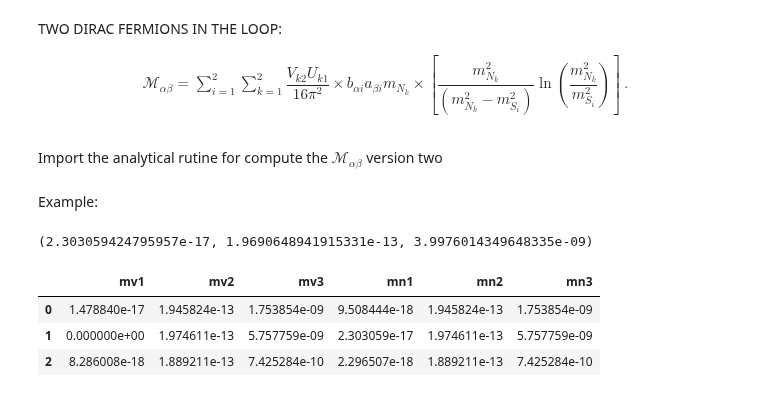
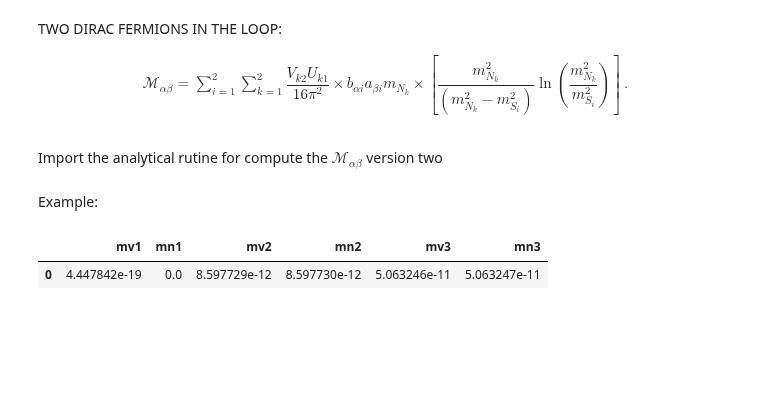
Before and after one commit to anferivera/SDdiracDM, a Jupyter notebook: run_model_inversion.ipynb, the cells around one changed output. Cells and saved outputs as stored; diff of their text form; code cells hidden in the pictures; blank space fills up the shorter version.

```diff
--- a/run_model_inversion.ipynb
+++ b/run_model_inversion.ipynb
@@ -237,19 +106,0 @@ vevSM
-# %%
-#Free
-a11 = np.exp(np.random.uniform(np.log(1.*10**(-4)),np.log(10**(0))))
-a12 = np.exp(np.random.uniform(np.log(1.*10**(-4)),np.log(10**(0))))
-b11 = np.exp(np.random.uniform(np.log(1.*10**(-4)),np.log(10**(0))))
-b12 = np.exp(np.random.uniform(np.log(1.*10**(-4)),np.log(10**(0))))
-
-#Analitic computed by hand
-a21 = U12*mnu2/(L1*b11)
-a22 = U12*mnu2/(L2*b12)
-
-a31 = U13*mnu3/(L1*b11)
-a32 = U13*mnu3/(L2*b12)
-
-b21 = -b11/(1.+U32/U22)
-b22 = -b12/(1.+U32/U22)
-
-b31 = -b11/(1.+U22/U32)
-b32 = -b12/(1.+U22/U32)
@@ -445,24 +300,17 @@ Import the analytical rutine for compute the $\mathcal{M}_{\alpha\beta}$ version
 import neutrino_analytic2
 # %% [markdown]
 Example:
-# %%
-neutrino_analytic2.MATRIXDIAG(YRB11,YRB12,YRB13,YRB21,YRB22,YRB23,YRA11,YRA12,YRA13,YRA21,YRA22,YRA23,\
-                             mS1,mS2,MDF,vS,YRC,YRD,vevSM)
-# %% [output]
-(2.303059424795957e-17, 1.9690648941915331e-13, 3.9976014349648335e-09)
 # %%
 #Add to the DataFrame
-xd['mn1'] = neutrino_analytic2.MatrixDiag_new(xd.YRB11,xd.YRB12,xd.YRB13,xd.YRB21,xd.YRB22,xd.YRB23,xd.YRA11,xd.YRA12,\
-                  xd.YRA13,xd.YRA21,xd.YRA22,xd.YRA23,xd.mS1,xd.mS2,xd.MDF,xd.vS,xd.YRC,xd.YRD,xd.vevSM)[0]
-xd['mn2'] = neutrino_analytic2.MatrixDiag_new(xd.YRB11,xd.YRB12,xd.YRB13,xd.YRB21,xd.YRB22,xd.YRB23,xd.YRA11,xd.YRA12,\
-                  xd.YRA13,xd.YRA21,xd.YRA22,xd.YRA23,xd.mS1,xd.mS2,xd.MDF,xd.vS,xd.YRC,xd.YRD,xd.vevSM)[1]
-xd['mn3'] = neutrino_analytic2.MatrixDiag_new(xd.YRB11,xd.YRB12,xd.YRB13,xd.YRB21,xd.YRB22,xd.YRB23,xd.YRA11,xd.YRA12,\
-                  xd.YRA13,xd.YRA21,xd.YRA22,xd.YRA23,xd.mS1,xd.mS2,xd.MDF,xd.vS,xd.YRC,xd.YRD,xd.vevSM)[2]
+xd['mn1'] = neutrino_analytic2.MatrixDiag_new(xd.YRB11,xd.YRB12,xd.YRB13,xd.YRB21,xd.YRB22,xd.YRB23,\
+   xd.YRA11,xd.YRA12,xd.YRA13,xd.YRA21,xd.YRA22,xd.YRA23,xd.mS1,xd.mS2,xd.MDF,xd.vS,xd.YRC,xd.YRD,xd.vevSM)[0]
+xd['mn2'] = neutrino_analytic2.MatrixDiag_new(xd.YRB11,xd.YRB12,xd.YRB13,xd.YRB21,xd.YRB22,xd.YRB23,\
+   xd.YRA11,xd.YRA12,xd.YRA13,xd.YRA21,xd.YRA22,xd.YRA23,xd.mS1,xd.mS2,xd.MDF,xd.vS,xd.YRC,xd.YRD,xd.vevSM)[1]
+xd['mn3'] = neutrino_analytic2.MatrixDiag_new(xd.YRB11,xd.YRB12,xd.YRB13,xd.YRB21,xd.YRB22,xd.YRB23,\
+   xd.YRA11,xd.YRA12,xd.YRA13,xd.YRA21,xd.YRA22,xd.YRA23,xd.mS1,xd.mS2,xd.MDF,xd.vS,xd.YRC,xd.YRD,xd.vevSM)[2]
 # %%
 ##WARNING: The vev change in SPheno
-xd[['mv1','mv2','mv3','mn1','mn2','mn3']][:3]
+xd[['mv1','mn1','mv2','mn2','mv3','mn3']]
 # %% [output]
-|  | mv1 | mv2 | mv3 | mn1 | mn2 | mn3 |
-| 0 | 1.478840e-17 | 1.945824e-13 | 1.753854e-09 | 9.508444e-18 | 1.945824e-13 | 1.753854e-09 |
-| 1 | 0.000000e+00 | 1.974611e-13 | 5.757759e-09 | 2.303059e-17 | 1.974611e-13 | 5.757759e-09 |
-| 2 | 8.286008e-18 | 1.889211e-13 | 7.425284e-10 | 2.296507e-18 | 1.889211e-13 | 7.425284e-10 |
+|  | mv1 | mn1 | mv2 | mn2 | mv3 | mn3 |
+| 0 | 4.447842e-19 | 0.0 | 8.597729e-12 | 8.597730e-12 | 5.063246e-11 | 5.063247e-11 |
```
Also changed, not shown: parts of 25 cells of this notebook, 10 other files.
